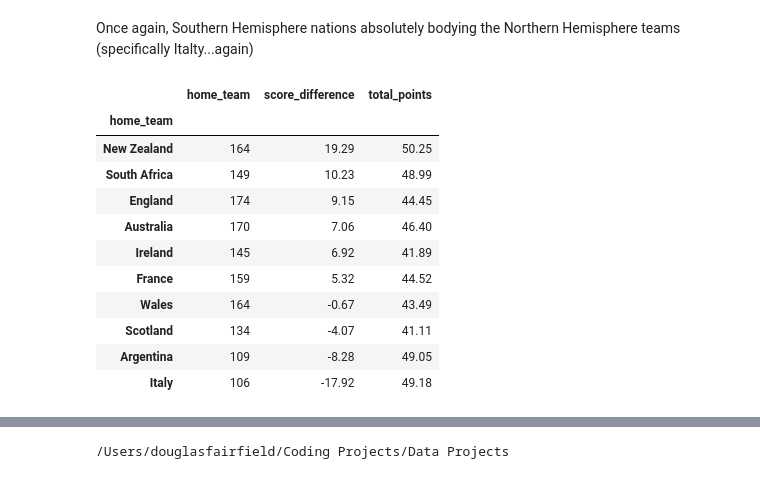
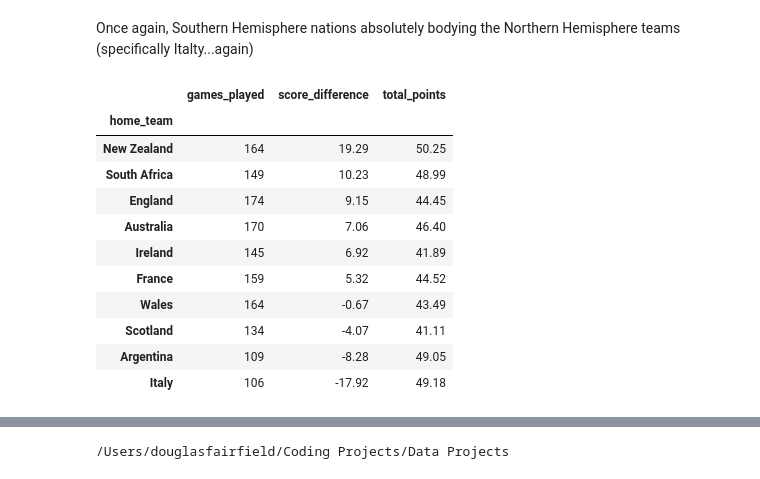
Before and after one commit to DougF-5749/rugby_union_internationals, a Jupyter notebook: notebooks/r_u_internationals.ipynb, the cells around one changed output, grey strips where cells are left out. Cells and saved outputs as stored; diff of their text form; code cells hidden in the pictures.

```diff
--- a/notebooks/r_u_internationals.ipynb
+++ b/notebooks/r_u_internationals.ipynb
@@ -453,21 +453,25 @@ Once again, Southern Hemisphere nations absolutely bodying the Northern Hemisphe
 # %%
 modern_era_nations = modern_era.groupby('home_team').agg(
     {
         'home_team': 'count',
         'score_difference': 'mean',
         'total_points': 'mean'
     }
 )
 
 modern_era_nations['score_difference'] = modern_era_nations['score_difference'].round(decimals=2)
 modern_era_nations['total_points'] = modern_era_nations['total_points'].round(decimals=2)
 
-modern_era_nations.sort_values(
+modern_era_nations = modern_era_nations.sort_values(
     by = 'score_difference',
     ascending = False
 )
+
+modern_era_nations.columns = ['games_played', 'score_difference', 'total_points']
+
+modern_era_nations
 # %% [output]
-|  | home_team | score_difference | total_points |
+|  | games_played | score_difference | total_points |
 | home_team |  |  |  |
 | New Zealand | 164 | 19.29 | 50.25 |
 | South Africa | 149 | 10.23 | 48.99 |
```
Also changed, not shown: parts of 4 cells of this notebook.
